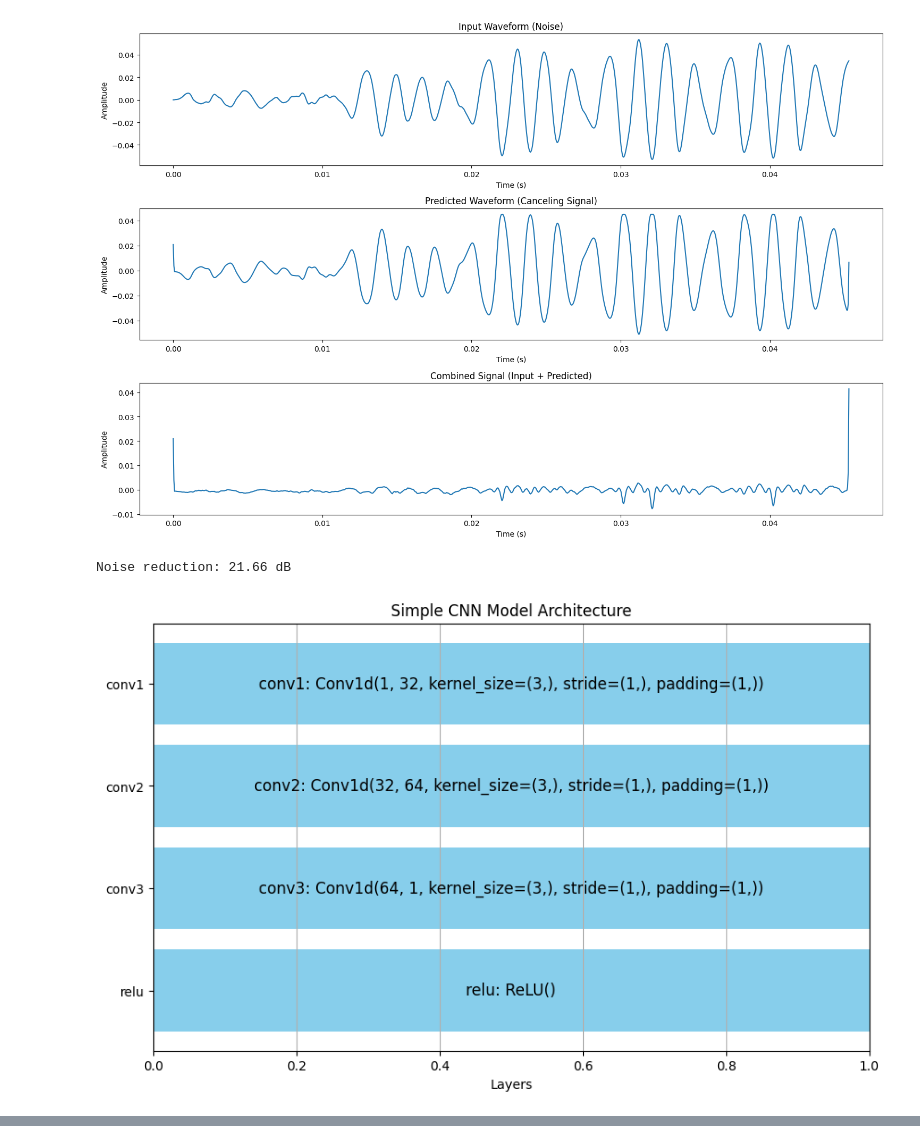
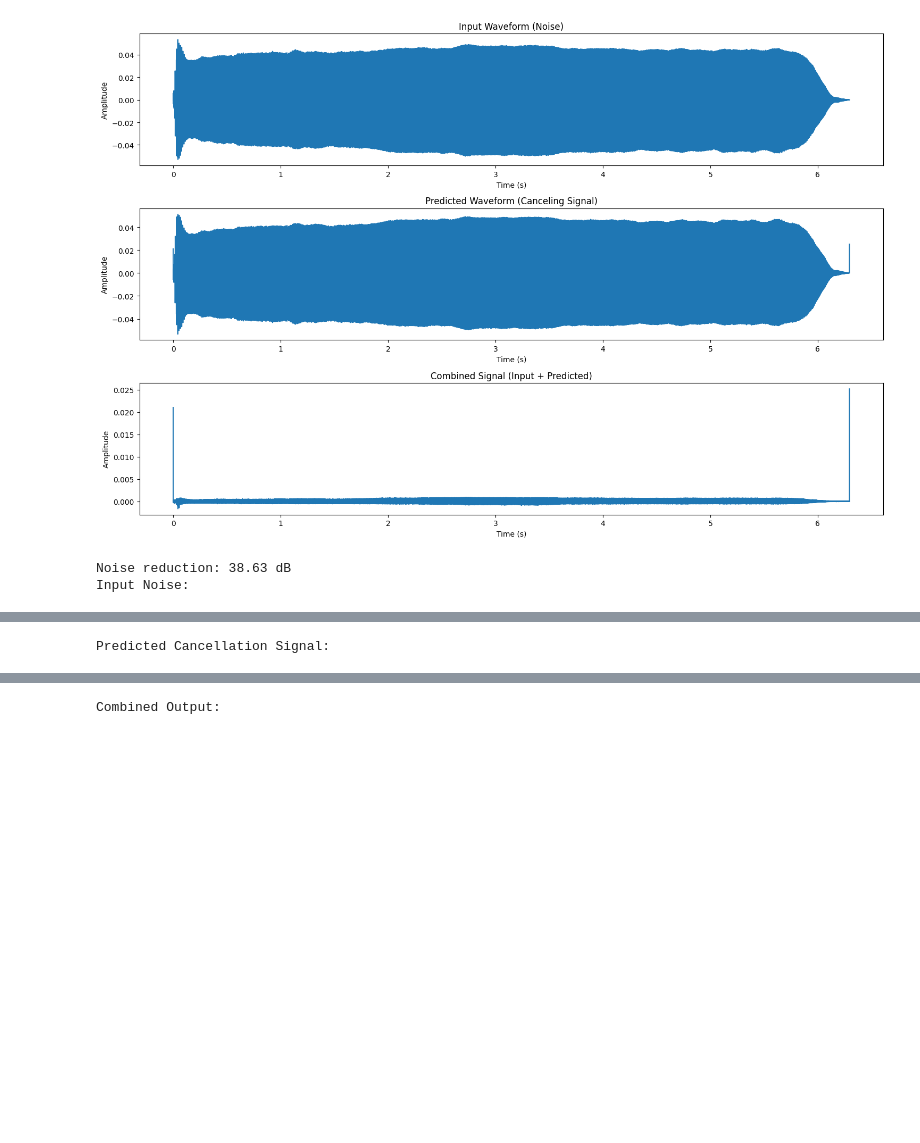
Before and after one commit to HernanDL/Noise-Cancellation-Using-ML, a Jupyter notebook: ANC_Simple_CNN.ipynb, the cells around one changed output, grey strips where cells are left out. Cells and saved outputs as stored; diff of their text form; code cells hidden in the pictures; blank space fills up the shorter version.

```diff
--- a/ANC_Simple_CNN.ipynb
+++ b/ANC_Simple_CNN.ipynb
@@ -27,12 +31,12 @@ Saving Bn-ord-B3-mf-N-N.wav to Bn-ord-B3-mf-N-N (1).wav
 file_name = list(uploaded.keys())[0]
 print(file_name)
 
-def load_and_preprocess_audio(file_obj, sr=22050, duration=5):
+def load_and_preprocess_audio(file_obj):
     audio_data = file_obj.read()
-    y, _ = librosa.load(io.BytesIO(audio_data), sr=sr, duration=duration)
-    return y
+    y, sr = librosa.load(io.BytesIO(audio_data))
+    return y, sr
 
-audio = load_and_preprocess_audio(io.BytesIO(uploaded[file_name]))
+audio, sr = load_and_preprocess_audio(io.BytesIO(uploaded[file_name]))
 
 # Data preprocessing
 def create_dataset(audio, seq_length=1000, stride=100):
@@ -68,10 +72,9 @@ class SimpleCNN(nn.Module):
 
 # Initialize the model
 model = SimpleCNN()
-print(model)
 
 # Training function
-def train_model(model, dataloader, num_epochs=20, learning_rate=0.01):
+def train_model(model, dataloader, num_epochs=10, learning_rate=0.01):
     criterion = nn.MSELoss()
     optimizer = optim.Adam(model.parameters(), lr=learning_rate)
 
@@ -93,14 +96,17 @@ def train_model(model, dataloader, num_epochs=20, learning_rate=0.01):
 train_model(model, dataloader)
 
 # Evaluation and visualization function
-def predict_and_visualize(model, audio, seq_length=1000):
+def predict_and_visualize(model, audio, seq_length=len(audio)):
     model.eval()
+
     with torch.no_grad():
         input_tensor = torch.FloatTensor(audio[:seq_length]).unsqueeze(0).unsqueeze(-1)
         predicted = model(input_tensor).squeeze().numpy()
 
+    print(model)
+
     # Plot results
-    t = np.arange(seq_length) / 22050  # Assuming 22050 Hz sample rate
+    t = np.arange(seq_length) / 16000  # Assuming 22050 Hz sample rate
     plt.figure(figsize=(15, 10))
 
     plt.subplot(3, 1, 1)
@@ -130,6 +136,16 @@ def predict_and_visualize(model, audio, seq_length=1000):
     output_power = np.mean(np.square(combined))
     reduction_db = 10 * np.log10(input_power / output_power)
     print(f"Noise reduction: {reduction_db:.2f} dB")
+    # Audio Playback in Colab
+    print("Input Noise:")
+    display(Audio(audio, rate=22050))
+
+    print("\nPredicted Cancellation Signal:")
+    display(Audio(predicted, rate=22050))
+
+    print("\nCombined Output:")
+    display(Audio(combined, rate=22050))
+
 
 # Evaluate and visualize results
 predict_and_visualize(model, audio)
@@ -154,3 +170,3 @@ Epoch [20/20], Loss: 0.0000024
-[figure, old version]
+[figure, new version]
-Noise reduction: 21.66 dB
+Noise reduction: 38.63 dB
+Input Noise:
-[figure, removed]
@@ -156,0 +174 @@ Noise reduction: 21.66 dB
+Predicted Cancellation Signal:
@@ -156,0 +176 @@ Noise reduction: 21.66 dB
+Combined Output:
```
Also changed, not shown: parts of 3 cells of this notebook.
